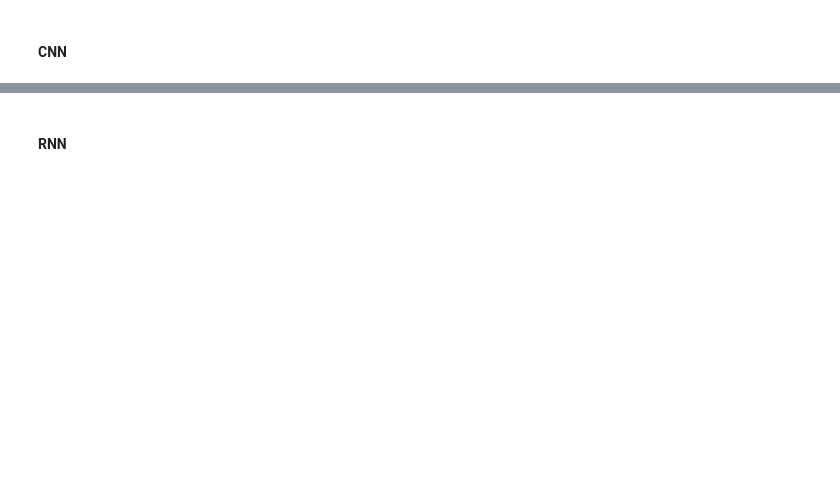
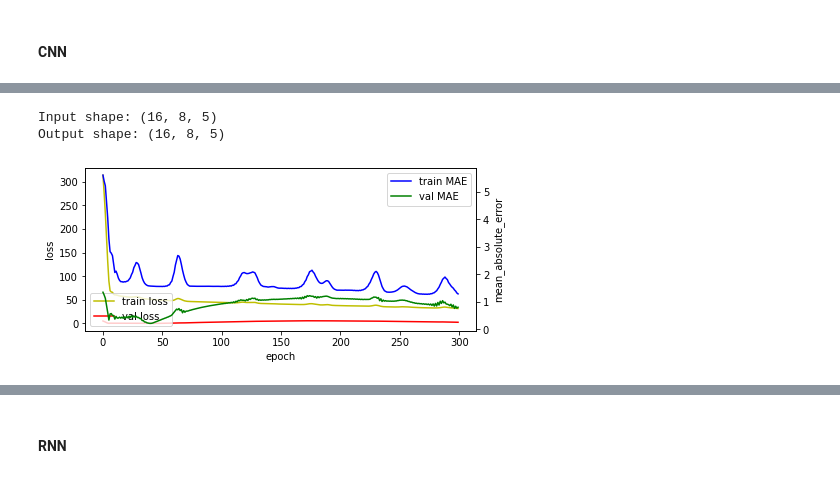
Before and after one commit to blee8/Clogging, a Jupyter notebook: 00_Procedures/flow_multistep_2.ipynb, the cells around one changed output, grey strips where cells are left out. Cells and saved outputs as stored; diff of their text form; code cells hidden in the pictures; blank space fills up the shorter version.

```diff
--- a/00_Procedures/flow_multistep_2.ipynb
+++ b/00_Procedures/flow_multistep_2.ipynb
@@ -1082,0 +1084,22 @@ multi_window_t.plot_batch(model=multi_conv_model, dset_name='train', n_batch=10,
+# %%
+print('Input shape:', multi_window_t.example[0].shape)
+
+print('Output shape:', multi_conv_model(multi_window_t.example[0]).shape)
+# %% [output]
+Input shape: (16, 8, 5)
+Output shape: (16, 8, 5)
+# %%
+#----------------------------
+
+CONV_WIDTH = 3
+multi_conv_model = tf.keras.Sequential([
+    # Shape [batch, time, features] => [batch, CONV_WIDTH, features]
+    tf.keras.layers.Lambda(lambda x: x[:, -CONV_WIDTH:, :]),
+    # Shape => [batch, 1, conv_units]
+    tf.keras.layers.Conv1D(256, activation='relu', kernel_size=(CONV_WIDTH)),
+    # Shape => [batch, 1,  out_steps*features]
+    tf.keras.layers.Dense(OUT_STEPS*num_features,
+                          kernel_initializer=tf.initializers.zeros),
+    # Shape => [batch, out_steps, features]
+    tf.keras.layers.Reshape([OUT_STEPS, num_features])
+])
@@ -1082,0 +1129,32 @@ multi_window_t.plot_batch(model=multi_conv_model, dset_name='train', n_batch=10,
+# %%
+def fit_3(model, window,   patience=2, EPOCHS=None):
+    early_stopping = tf.keras.callbacks.EarlyStopping(monitor='val_loss',
+                                                    patience=patience,
+                                                    mode='min')
+    history = model.fit(window.train, epochs=EPOCHS,
+                      validation_data=window.val, verbose=2)
+#                      callbacks=[early_stopping])
+    return history
+"""
+n = len(df)*0.5
+crv_tr = df[0:int(n*0.75)].copy()
+#crv_tr = df[0:int(n*0.25)].copy()
+#crv_tr = df[int(n*0.25):int(n*0.50)].copy()
+#crv_tr = df[int(n*0.50):int(n*0.75)].copy()
+crv_va = df[int(n*0.75):int(n*0.875)].copy()
+crv_te = df[int(n*0.875):int(n)].copy()
+"""
+window = multi_window
+window_t = multi_window_t
+model = multi_conv_model
+
+npat = 20
+n_batch = 30
+
+hist =  fit_3(model, window, patience= npat, EPOCHS = 300 )
+
+IPython.display.clear_output()
+
+plots_t.eval(hist)
+# %% [output]
+[figure, added]
```
Also changed, not shown: parts of 20 cells of this notebook, 2 other files.
